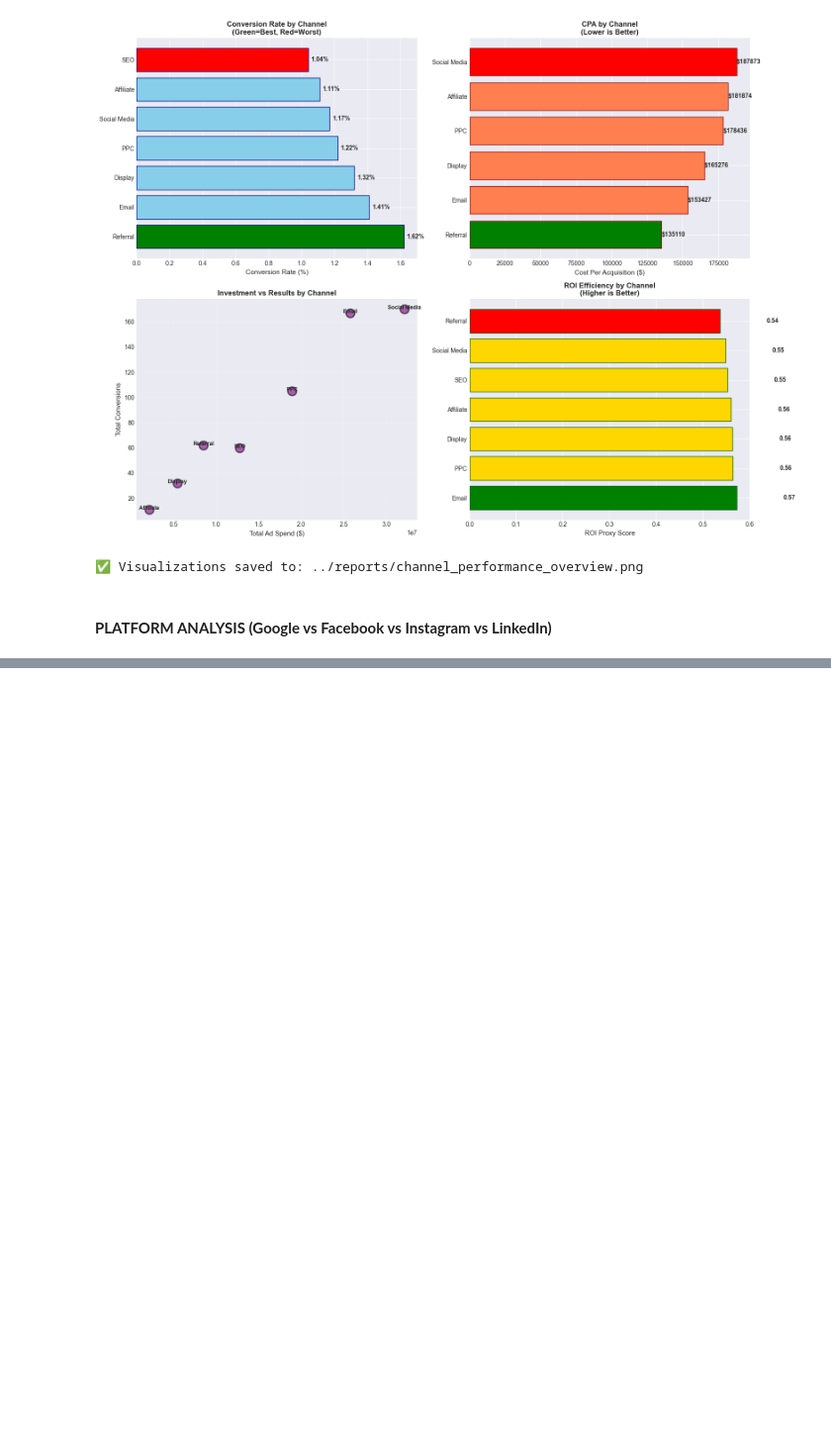
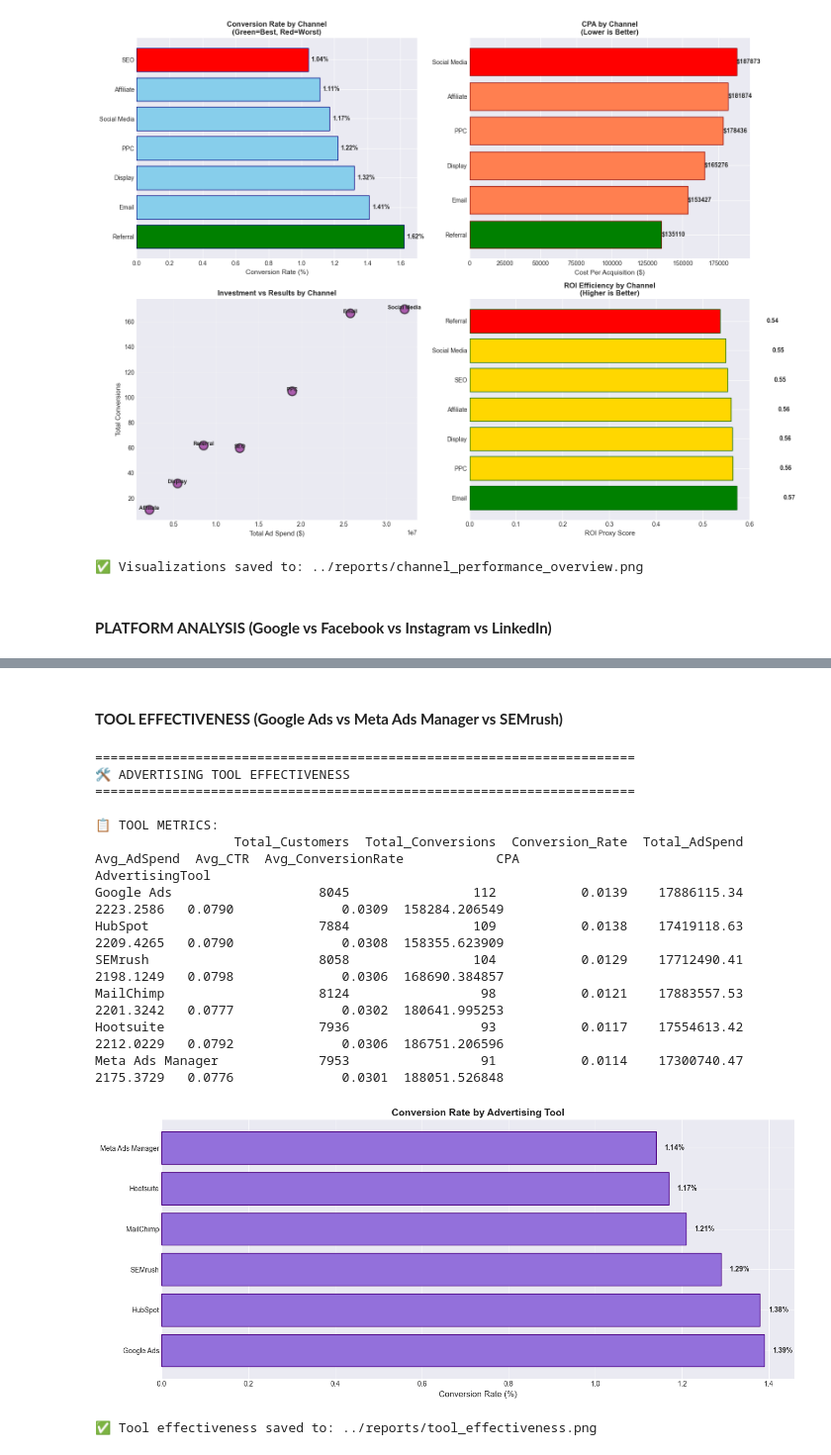
Before and after one commit to barkobt/tubitak-marketing-analytics, a Jupyter notebook: notebooks/03_channel_analytics.ipynb, the cells around one changed output, grey strips where cells are left out. Shown at 99% size. Drawn from its saved outputs; the diff is of its cells as text; code cells hidden in the pictures; blank space fills up the shorter version.

```diff
--- a/notebooks/03_channel_analytics.ipynb
+++ b/notebooks/03_channel_analytics.ipynb
@@ -183,0 +257,54 @@ print("\n✅ Visualizations saved to: ../reports/channel_performance_overview.pn
+# %% [markdown]
+#### **TOOL EFFECTIVENESS (Google Ads vs Meta Ads Manager vs SEMrush)**
+# %%
+print("\n" + "="*70)
+print("🛠️ ADVERTISING TOOL EFFECTIVENESS")
+print("="*70)
+
+# Tool metrics
+tool_metrics = df.groupby('AdvertisingTool').agg({
+    'CustomerID': 'count',
+    'Conversion': ['sum', 'mean'],
+    'AdSpend': ['sum', 'mean'],
+    'ClickThroughRate': 'mean',
+    'ConversionRate': 'mean'
+}).round(4)
+
+tool_metrics.columns = ['Total_Customers', 'Total_Conversions', 'Conversion_Rate',
+                        'Total_AdSpend', 'Avg_AdSpend', 'Avg_CTR', 'Avg_ConversionRate']
+
+tool_metrics['CPA'] = tool_metrics['Total_AdSpend'] / (tool_metrics['Total_Conversions'] + 1)
+tool_metrics = tool_metrics.sort_values('Conversion_Rate', ascending=False)
+
+print("\n📋 TOOL METRICS:")
+print(tool_metrics.to_string())
+
+# Tool visualization
+plt.figure(figsize=(14, 6))
+conv_by_tool = (tool_metrics['Conversion_Rate'] * 100).sort_values(ascending=False)
+bars = plt.barh(conv_by_tool.index, conv_by_tool.values, color='mediumpurple', edgecolor='indigo')
+plt.xlabel('Conversion Rate (%)', fontsize=12)
+plt.title('Conversion Rate by Advertising Tool', fontsize=14, fontweight='bold')
+for i, (idx, val) in enumerate(conv_by_tool.items()):
+    plt.text(val + 0.02, i, f'{val:.2f}%', va='center', fontsize=10, fontweight='bold')
+plt.tight_layout()
+plt.savefig('../reports/tool_effectiveness.png', dpi=300, bbox_inches='tight')
+plt.show()
+
+print("\n✅ Tool effectiveness saved to: ../reports/tool_effectiveness.png")
+# %% [output]
+======================================================================
+🛠️ ADVERTISING TOOL EFFECTIVENESS
+======================================================================
+
+📋 TOOL METRICS:
+                  Total_Customers  Total_Conversions  Conversion_Rate  Total_AdSpend  Avg_AdSpend  Avg_CTR  Avg_ConversionRate            CPA
+AdvertisingTool
+Google Ads                   8045                112           0.0139    17886115.34    2223.2586   0.0790              0.0309  158284.206549
+HubSpot                      7884                109           0.0138    17419118.63    2209.4265   0.0790              0.0308  158355.623909
+SEMrush                      8058                104           0.0129    17712490.41    2198.1249   0.0798              0.0306  168690.384857
+MailChimp                    8124                 98           0.0121    17883557.53    2201.3242   0.0777              0.0302  180641.995253
+Hootsuite                    7936                 93           0.0117    17554613.42    2212.0229   0.0792              0.0306  186751.206596
+Meta Ads Manager             7953                 91           0.0114    17300740.47    2175.3729   0.0776              0.0301  188051.526848
+[figure, added]
+✅ Tool effectiveness saved to: ../reports/tool_effectiveness.png
```
Also changed, not shown: parts of 2 cells of this notebook, 2 other files.
